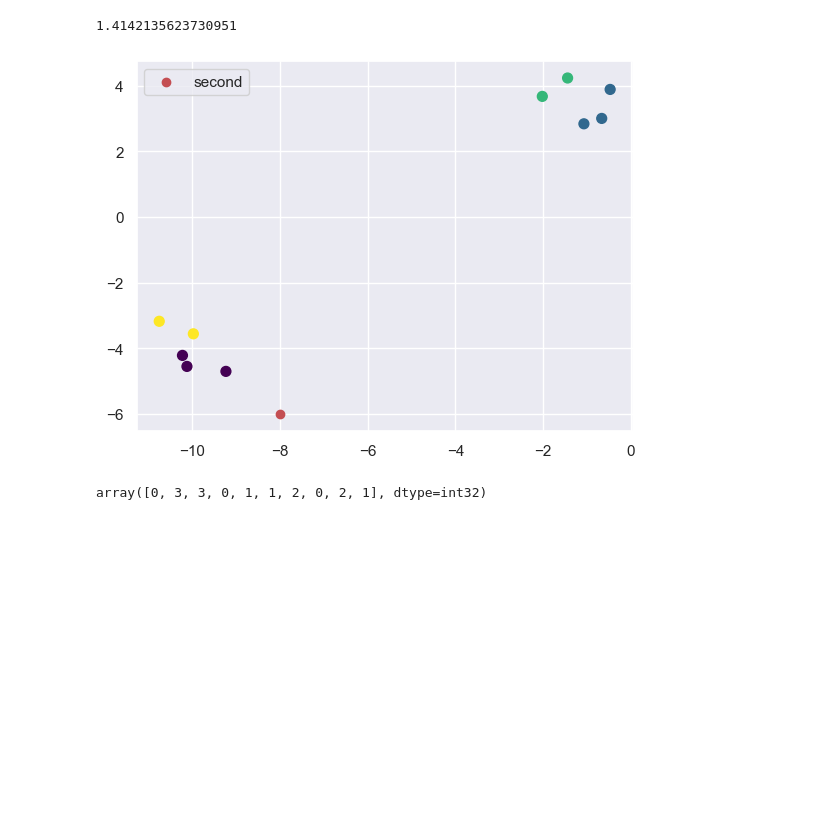
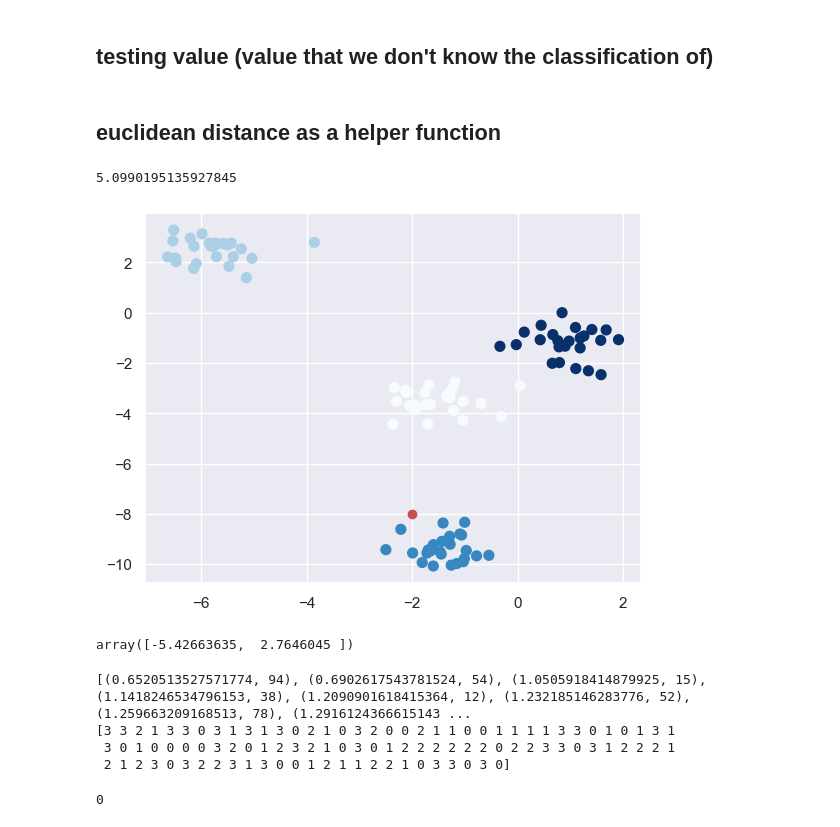
Before and after one commit to justanotherinternetguy/AI-ML, a Jupyter notebook: K-algs/KNN-Scratch/knn.ipynb, the cells around one changed output. Drawn from its saved outputs; the diff is of its cells as text; code cells hidden in the pictures; blank space fills up the shorter version.

```diff
--- a/K-algs/KNN-Scratch/knn.ipynb
+++ b/K-algs/KNN-Scratch/knn.ipynb
@@ -13,0 +8,5 @@ plt.scatter(x[:, 0], x[:, 1])
+# %%
+from sklearn.datasets import make_blobs
+x, y = make_blobs(n_samples=100, centers=4, cluster_std=0.5, random_state=2)
+
+plt.scatter(x[:, 0], x[:, 1])
@@ -14,12 +16,16 @@ plt.scatter(x[:, 0], x[:, 1])
+# %% [markdown]
+## testing value (value that we don't know the classification of)
 # %%
-test = np.array([-8, -6])
+test = np.array([-2, -8])
+# %% [markdown]
+## euclidean distance as a helper function
 # %%
 def euclidean(p1, p2):
     return np.sqrt(np.sum((p1 - p2) ** 2))
 
 euclidean(test, np.array([-7, -7]))
 # %% [output]
-1.4142135623730951
+5.0990195135927845
 # %%
 from sklearn.cluster import KMeans
 kmeans = KMeans(n_clusters = 4)
@@ -28,17 +34,16 @@ y_kmeans = kmeans.predict(x)
 # %%
 fig = plt.figure()
 ax1 = fig.add_subplot()
 
-ax1.scatter(x[:, 0], x[:, 1], c=y_kmeans, s=50, cmap='viridis')
-ax1.scatter(test[0], test[1], c='r', marker="o", label='second')
-plt.legend(loc='upper left')
+ax1.scatter(x[:, 0], x[:, 1], c=y_kmeans, s=50, cmap='Blues')
+ax1.scatter(test[0], test[1], c='r', marker="o", label='test')
 plt.show()
 # %% [output]
-[figure, old version]
+[figure, new version]
 # %%
-y_kmeans
+x[9]
 # %% [output]
-array([0, 3, 3, 0, 1, 1, 2, 0, 2, 1], dtype=int32)
+array([-5.42663635,  2.7646045 ])
 # %%
 def find_neighbors(test, train, k):
     """
@@ -49,0 +63,19 @@ def find_neighbors(test, train, k):
+# %%
+print(neighbors)
+print(y)
+# %% [output]
+[(0.6520513527571774, 94), (0.6902617543781524, 54), (1.0505918414879925, 15), (1.1418246534796153, 38), (1.2090901618415364, 12), (1.232185146283776, 52), (1.259663209168513, 78), (1.2916124366615143 ...
+[3 3 2 1 3 3 0 3 1 3 1 3 0 2 1 0 3 2 0 0 2 1 1 0 0 1 1 1 1 3 3 0 1 0 1 3 1
+ 3 0 1 0 0 0 0 3 2 0 1 2 3 2 1 0 3 0 1 2 2 2 2 2 2 0 2 2 3 3 0 3 1 2 2 2 1
+ 2 1 2 3 0 3 2 2 3 1 3 0 0 1 2 1 1 2 2 1 0 3 3 0 3 0]
+# %%
+import statistics as stat
+def determine_vote(neighbors, y):
+    n_classifer = []
+    for i in range(len(neighbors)):
+        n_classifer.append(y[neighbors[i][1]])
+    return stat.mode(n_classifer)
+
+print(determine_vote(neighbors, y))
+# %% [output]
+0
```
Also changed, not shown: parts of 4 cells of this notebook.
